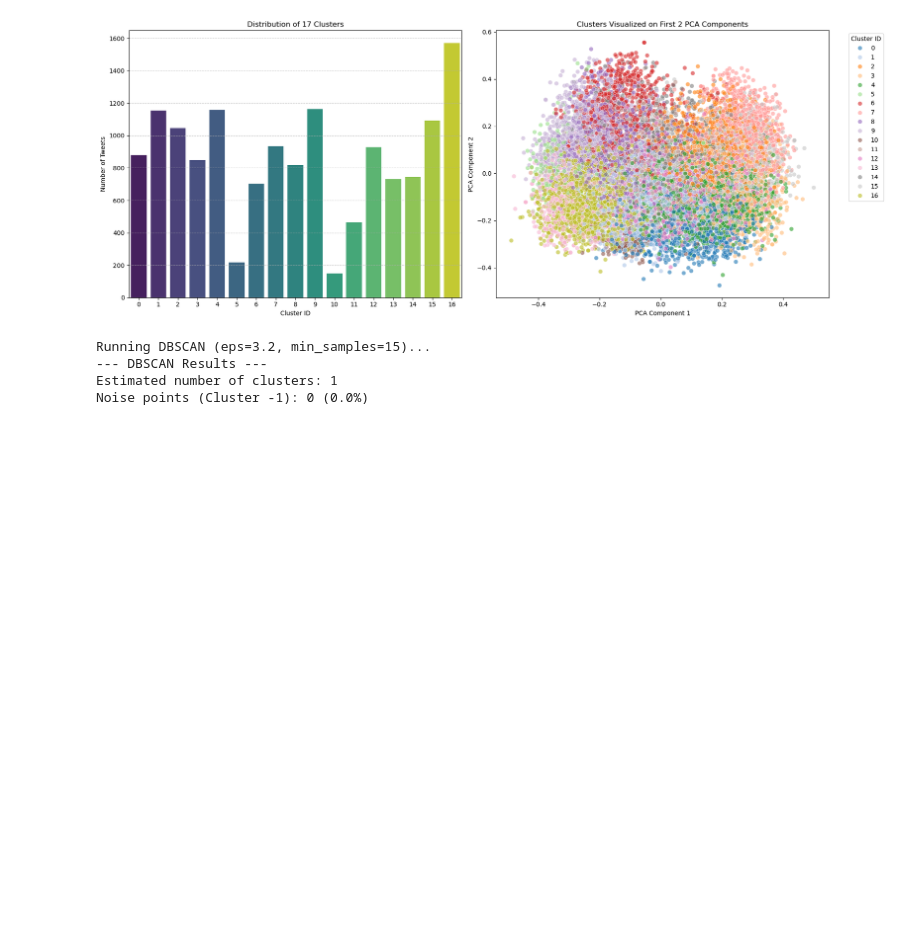
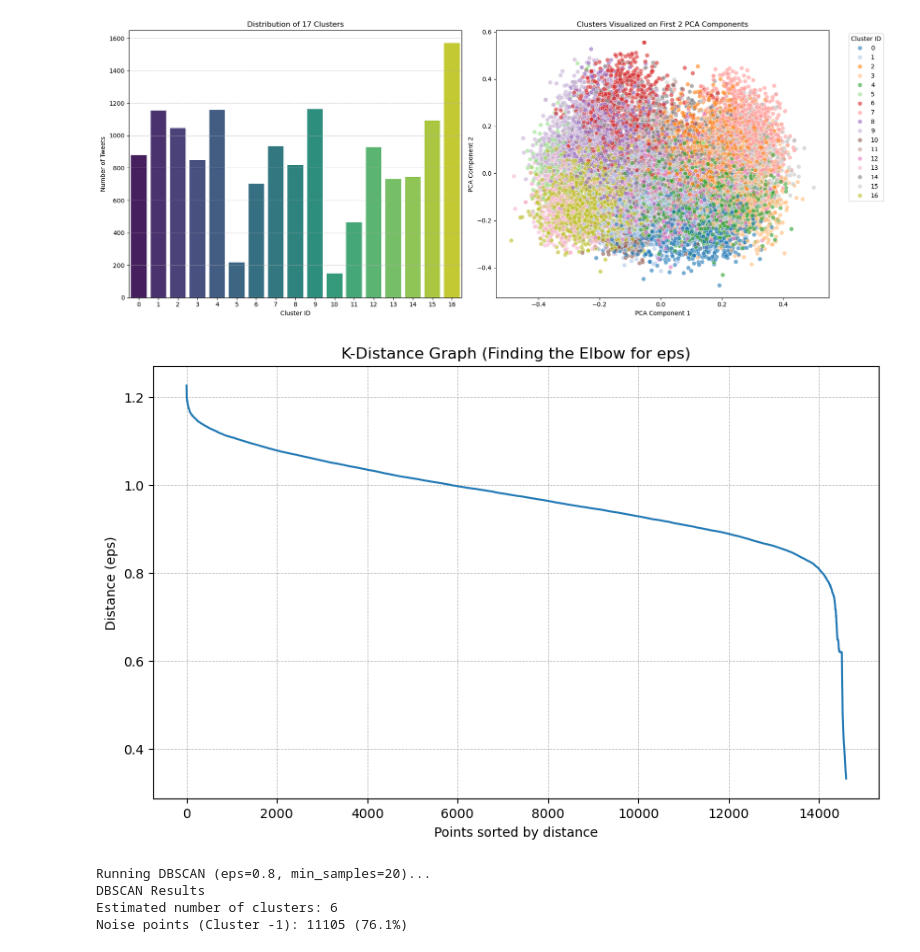
Before and after one commit to SiddhantSaha7/Thematic-Analysis-of-Customer-Feedback, a Jupyter notebook: notebook/CustomerAnalysis.ipynb, the cells around one changed output. Cells and saved outputs as stored; diff of their text form; code cells hidden in the pictures; blank space fills up the shorter version.

Commit message:
Added DBSCAN analysis

```diff
--- a/notebook/CustomerAnalysis.ipynb
+++ b/notebook/CustomerAnalysis.ipynb
@@ -243,10 +243,35 @@ Passing `palette` without assigning `hue` is deprecated and will be removed in v
 
   sns.barplot(x=counts.index, y=counts.values, palette='viridis')
 [figure]
+# %%
+# Figuring out DBSCAN optimal eps value
+
+from sklearn.neighbors import NearestNeighbors
+import matplotlib.pyplot as plt
+import numpy as np
+
+
+k = 50
+nbrs = NearestNeighbors(n_neighbors=k).fit(embeddings_pca)
+distances, indices = nbrs.kneighbors(embeddings_pca)
+
+# We focus on the distance to the k-th nearest neighbor
+distance_desc = sorted(distances[:, k-1], reverse=True)
+
+plt.figure(figsize=(10, 6))
+plt.plot(distance_desc)
+plt.title('K-Distance Graph (Finding the Elbow for eps)')
+plt.ylabel('Distance (eps)')
+plt.xlabel('Points sorted by distance')
+plt.grid(True, which='both', linestyle='--', linewidth=0.5)
+
+plt.show()
+# %% [output]
+[figure, added]
 # %%
 # DBSCAN Configuration
-EPS_VALUE = 3.2
-MIN_SAMPLES = 15 # A topic needs at least 15 tweets to be real
+EPS_VALUE = 0.8
+MIN_SAMPLES = 20
 
 print(f"Running DBSCAN (eps={EPS_VALUE}, min_samples={MIN_SAMPLES})...")
 dbscan = DBSCAN(eps=EPS_VALUE, min_samples=MIN_SAMPLES)
@@ -260,11 +285,11 @@ n_clusters_db = len(set(dbscan_labels)) - (1 if -1 in dbscan_labels else 0)
 n_noise = list(dbscan_labels).count(-1)
 noise_percent = (n_noise / len(df_sample)) * 100
 
-print(f"--- DBSCAN Results ---")
+print("DBSCAN Results")
 print(f"Estimated number of clusters: {n_clusters_db}")
 print(f"Noise points (Cluster -1): {n_noise} ({noise_percent:.1f}%)")
 # %% [output]
-Running DBSCAN (eps=3.2, min_samples=15)...
---- DBSCAN Results ---
-Estimated number of clusters: 1
-Noise points (Cluster -1): 0 (0.0%)
+Running DBSCAN (eps=0.8, min_samples=20)...
+DBSCAN Results
+Estimated number of clusters: 6
+Noise points (Cluster -1): 11105 (76.1%)
```
Also changed, not shown: parts of 3 cells of this notebook.
